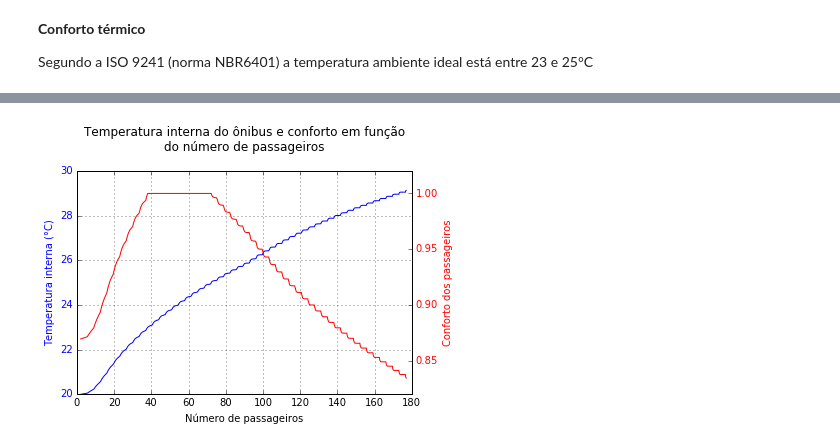
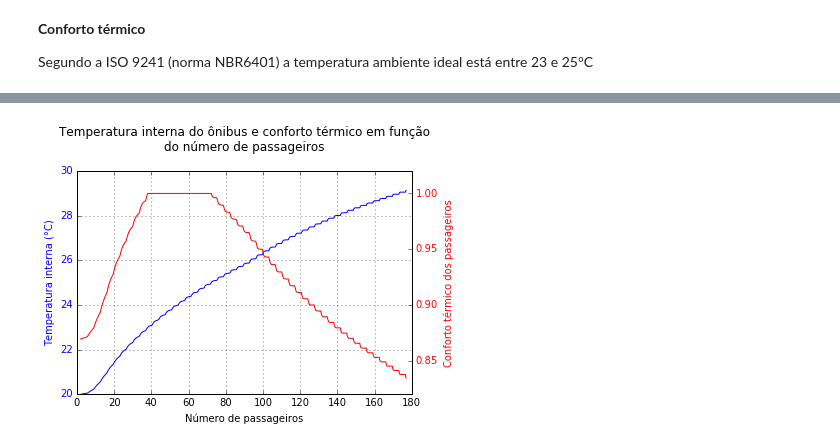
Before and after one commit to lucasfontenla/Projeto2_ModSim_BUS, a Jupyter notebook: Projeto 2 - Ônibus.ipynb, the cells around one changed output, grey strips where cells are left out. Cells and saved outputs as stored; diff of their text form; code cells hidden in the pictures.

```diff
--- a/Projeto 2 - Ônibus.ipynb
+++ b/Projeto 2 - Ônibus.ipynb
@@ -380,27 +380,27 @@ plt.show()
 # %%
-"""Linha do Conforto e Viagem no mesmo gráfico"""
+"""Linha do Conforto Térmico e Viagem no mesmo gráfico"""
 
 def plotyy(X,Y1,Y2,eixoX,eixoY1,eixoY2,caractere):
     fig, ax1 = plt.subplots()
     ax1.plot(X, Y1, 'b' + caractere)
     ax1.set_xlabel(eixoX)
     ax1.set_ylabel(eixoY1, color='b')
     plt.grid(True)
     for tl in ax1.get_yticklabels():
         tl.set_color('b')
 
     ax2 = ax1.twinx()
     ax2.plot(X, Y2, 'r' + caractere)
     ax2.axis([0, 180, .82, 1.02])
     ax2.set_ylabel(eixoY2, color='r')
     for tl in ax2.get_yticklabels():
         tl.set_color('r')
-    plt.title("Temperatura interna do ônibus e conforto em função\ndo número de passageiros\n")
+    plt.title("Temperatura interna do ônibus e conforto térmico em função\ndo número de passageiros\n")
     plt.show()
 
 numero_de_passageiros = linspace(2, numero_de_passageiros[-1], 8500)
 
-plotyy(numero_de_passageiros, T, lista_conforto, 'Número de passageiros', 'Temperatura interna (°C)', 'Conforto dos passageiros'\
+plotyy(numero_de_passageiros, T, lista_conforto, 'Número de passageiros', 'Temperatura interna (°C)', 'Conforto térmico dos passageiros'\
       , '-')
 # %% [output]
-[figure, old version]
+[figure, new version]
```
Also changed, not shown: parts of 3 cells of this notebook.
